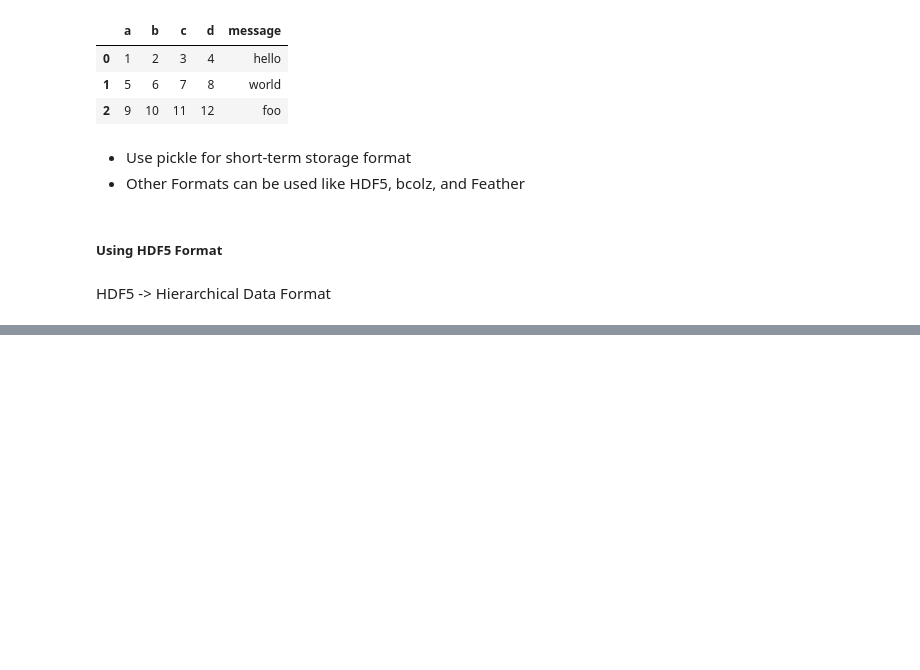
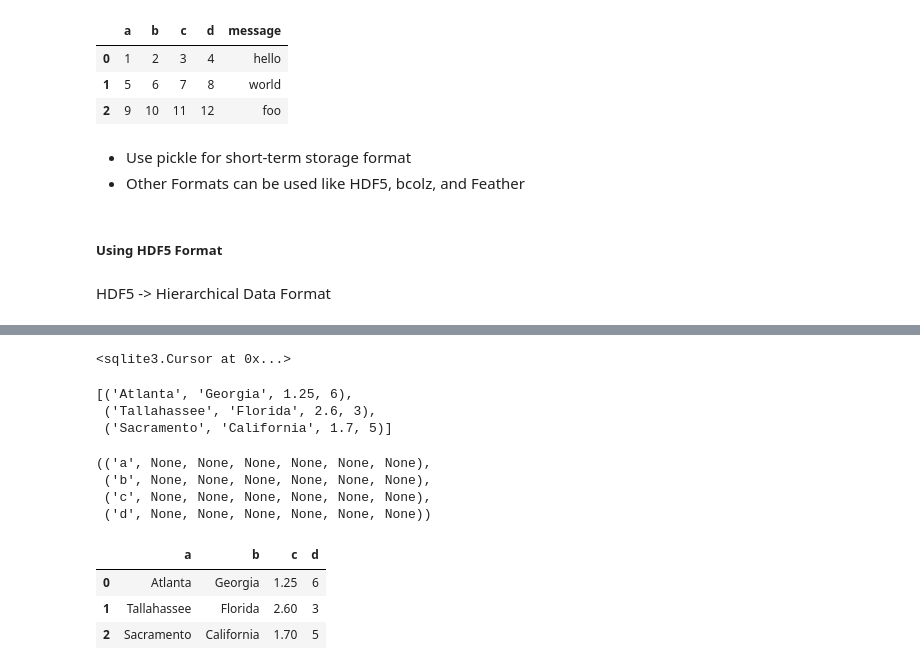
Before and after one commit to PalashSharma15/python-for-data-analysis-2nd-ed-notes, a Jupyter notebook: ch06/ch06.ipynb, the cells around one changed output, grey strips where cells are left out. Saved outputs shown, nothing was run; the diff lists cells and outputs as text; code cells hidden in the pictures; blank space fills up the shorter version.

```diff
--- a/ch06/ch06.ipynb
+++ b/ch06/ch06.ipynb
@@ -769,0 +912,9 @@ HDF5 -> Hierarchical Data Format
+# %%
+# using python built-in sqlite3 library
+import sqlite3
+query = """ CREATE TABLE test (a Varchar(20), b Varchar(20),
+                c REAL, d INTEGER);"""
+con = sqlite3.connect("mydata.sqlite") # creating
+con.execute(query)
+# %% [output]
+<sqlite3.Cursor at 0x...>
@@ -769,0 +931,24 @@ HDF5 -> Hierarchical Data Format
+# %%
+# selecting data from a table
+cursor = con.execute("SELECT * FROM test")
+rows = cursor.fetchall()
+rows
+# %% [output]
+[('Atlanta', 'Georgia', 1.25, 6),
+ ('Tallahassee', 'Florida', 2.6, 3),
+ ('Sacramento', 'California', 1.7, 5)]
+# %%
+cursor.description # first values are column names in each tuple
+# %% [output]
+(('a', None, None, None, None, None, None),
+ ('b', None, None, None, None, None, None),
+ ('c', None, None, None, None, None, None),
+ ('d', None, None, None, None, None, None))
+# %%
+# converting to data frame
+pd.DataFrame(rows, columns=[x[0] for x in cursor.description])
+# %% [output]
+|  | a | b | c | d |
+| 0 | Atlanta | Georgia | 1.25 | 6 |
+| 1 | Tallahassee | Florida | 2.60 | 3 |
+| 2 | Sacramento | California | 1.70 | 5 |
```
Also changed, not shown: parts of 31 cells of this notebook, 3 other files.
